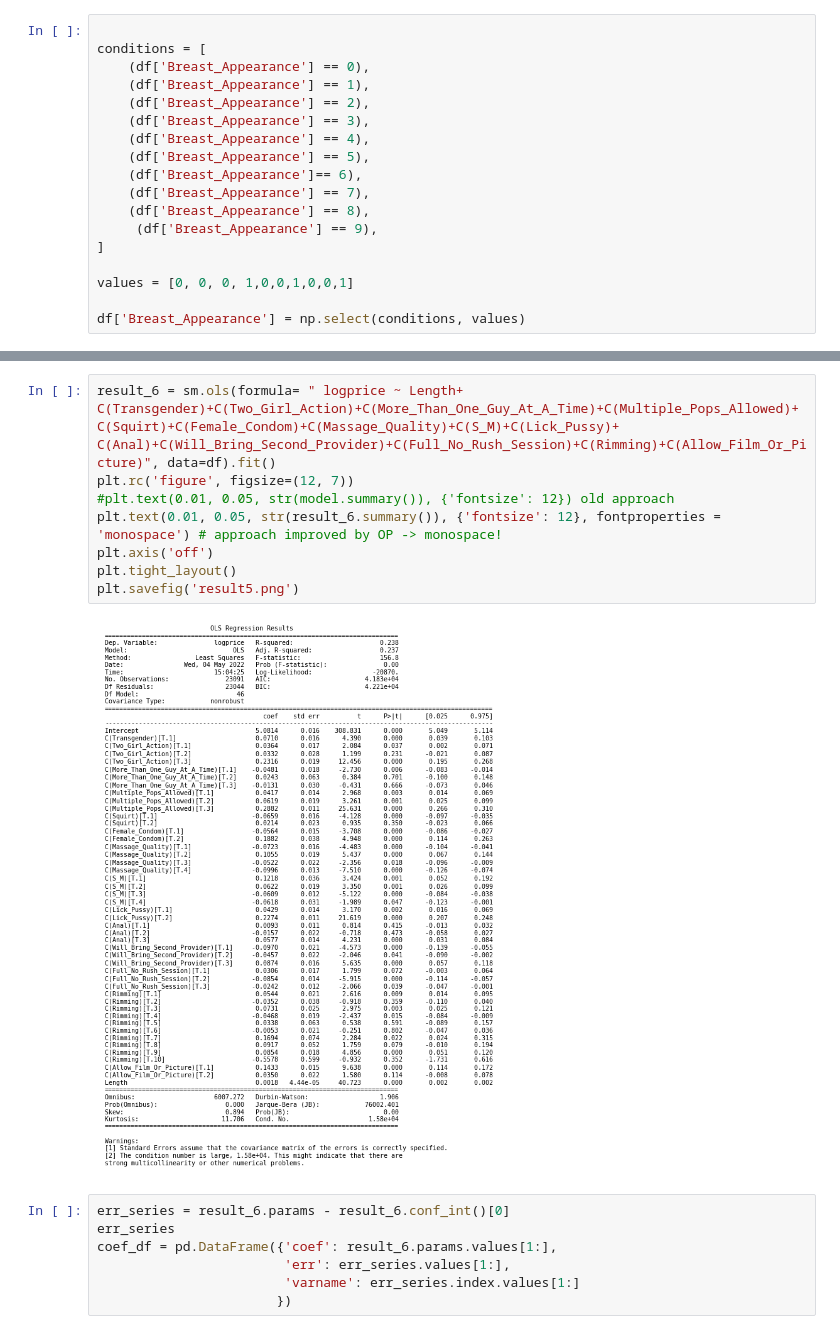
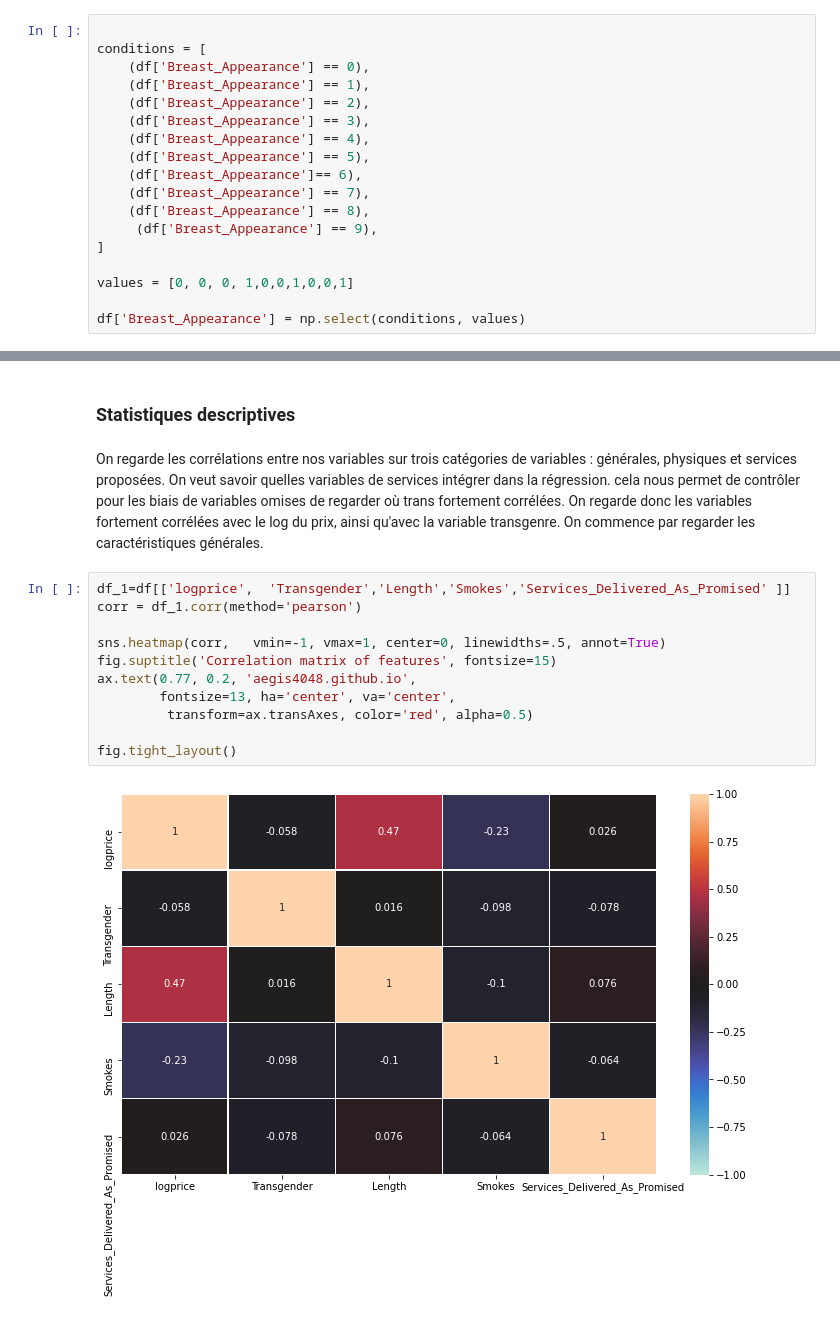
Before and after one commit to Emeline-Maire/Projet-DSSS, a Jupyter notebook: Régressions.ipynb, the cells around one changed output, grey strips where cells are left out. Drawn from its saved outputs; the diff is of its cells as text.

```diff
--- a/Régressions.ipynb
+++ b/Régressions.ipynb
@@ -620,17 +776,17 @@ df['Kiss'] = np.select(conditions, values)
-# %%
-result_6 = sm.ols(formula= " logprice ~ Length+ C(Transgender)+C(Two_Girl_Action)+C(More_Than_One_Guy_At_A_Time)+C(Multiple_Pops_Allowed)+ C(Squirt)+C(Female_Condom)+C(Massage_Quality)+C(S_M)+C(Lick_Pussy)+ C(Anal)+C(Will_Bring_Second_Provider)+C(Full_No_Rush_Session)+C(Rimming)+C(Allow_Film_Or_Picture)", data=df).fit()
-plt.rc('figure', figsize=(12, 7))
-#plt.text(0.01, 0.05, str(model.summary()), {'fontsize': 12}) old approach
-plt.text(0.01, 0.05, str(result_6.summary()), {'fontsize': 12}, fontproperties = 'monospace') # approach improved by OP -> monospace!
-plt.axis('off')
-plt.tight_layout()
-plt.savefig('result5.png')
-# %% [output]
-[figure, removed]
-# %%
-err_series = result_6.params - result_6.conf_int()[0]
-err_series
-coef_df = pd.DataFrame({'coef': result_6.params.values[1:],
-                        'err': err_series.values[1:],
-                        'varname': err_series.index.values[1:]
-                       })
+# %% [markdown]
+### Statistiques descriptives
+# %% [markdown]
+On regarde les corrélations entre nos variables sur trois catégories de variables : générales, physiques et services proposées. On veut savoir quelles variables de services intégrer dans la régression. cela nous permet de contrôler pour les biais de variables omises de regarder où trans fortement corrélées. On regarde donc les variables fortement corrélées avec le log du prix, ainsi qu'avec la variable transgenre. On commence par regarder les caractéristiques générales.
+# %%
+df_1=df[['logprice',  'Transgender','Length','Smokes','Services_Delivered_As_Promised' ]]
+corr = df_1.corr(method='pearson')
+
+sns.heatmap(corr,   vmin=-1, vmax=1, center=0, linewidths=.5, annot=True)
+fig.suptitle('Correlation matrix of features', fontsize=15)
+ax.text(0.77, 0.2, 'aegis4048.github.io',
+        fontsize=13, ha='center', va='center',
+         transform=ax.transAxes, color='red', alpha=0.5)
+
+fig.tight_layout()
+# %% [output]
+[figure, added]
```
Also changed, not shown: parts of 201 cells of this notebook.
